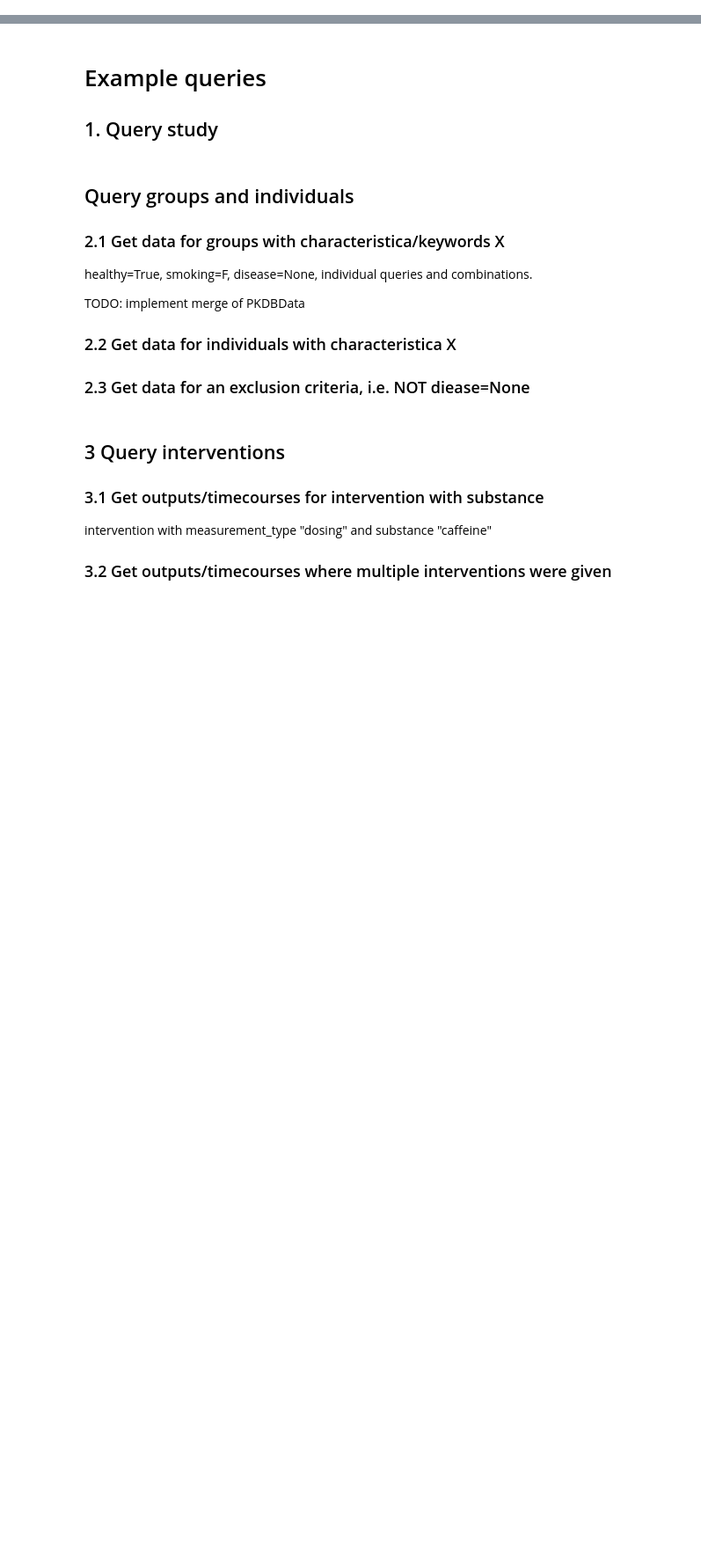
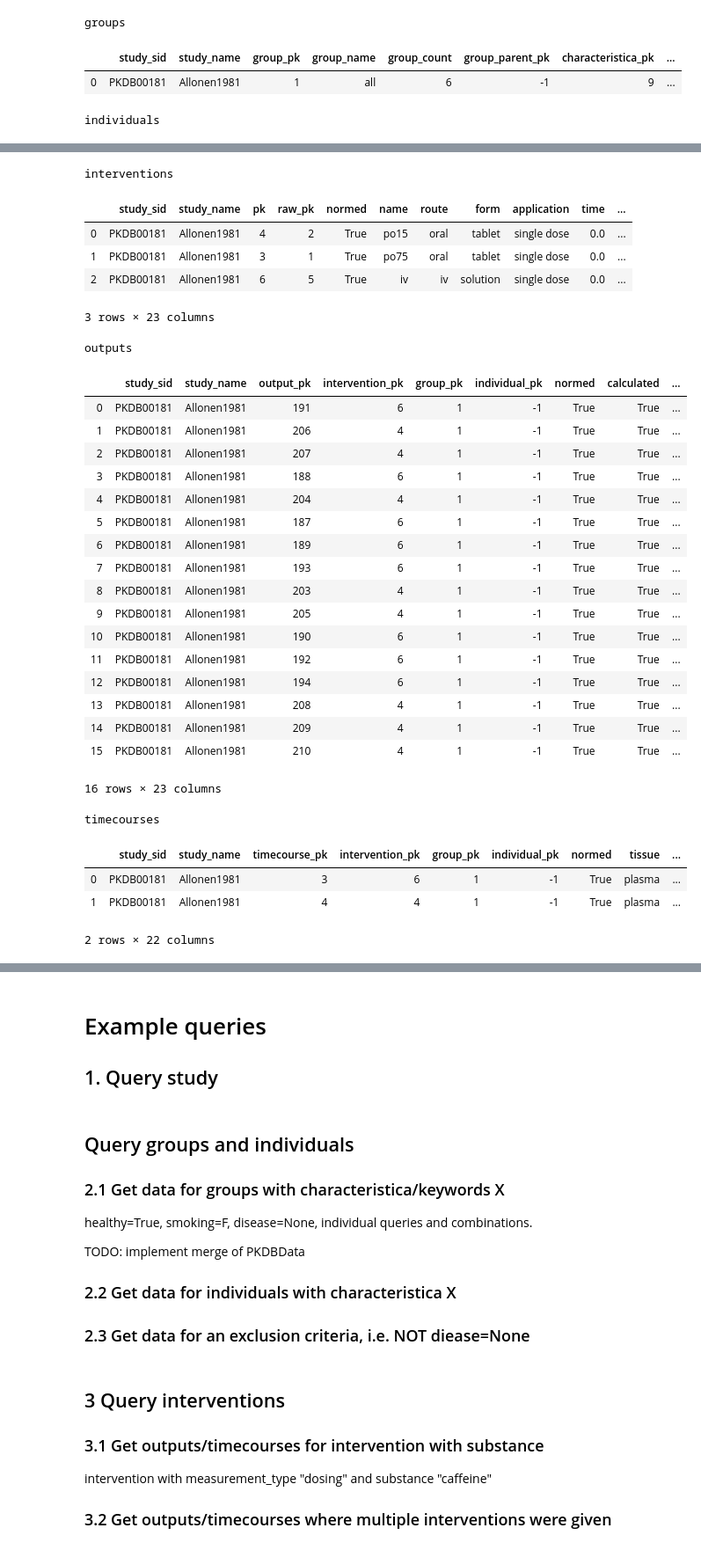
Before and after one commit to matthiaskoenig/pkdb_analysis, a Jupyter notebook: notebooks/data_examples.ipynb, the cells around one changed output, grey strips where cells are left out. Shown at 88% size. Cells and saved outputs as stored; diff of their text form; code cells hidden in the pictures; blank space fills up the shorter version.

```diff
--- a/notebooks/data_examples.ipynb
+++ b/notebooks/data_examples.ipynb
@@ -28,20 +10,44 @@ map directly to c-types [inferred_type->mixed,key->block1_values] [items->['stud
 # %%
 # data with filters
+general_filter = {"study_name": "Allonen1981"}
+
 filters = {
+
+    "groups":{
+        **general_filter,
+        "measurement_type":"smoking",
+        "choice":"Y",
+
+    },
+    "individuals":{
+         **general_filter,
+    },
     "interventions": {
-        "study_name": "Allonen1981",
+       **general_filter,
         "normed":"true"
+    },
+    "outputs": {
+         **general_filter,
+        "calculated":"true",
+        "normed":"true"
+
+    },
+    "timecourses": {
+         **general_filter,
+        "normed":"true"
+
     }
 }
 data = pka.PKDBData.from_db(filters)
 
+print("groups")
+display(data.groups)
+print("individuals")
+display(data.individuals)
 print("interventions")
 display(data.interventions)
-print("individuals")
-display(data.individuals)
-print("groups")
-display(data.groups)
 print("outputs")
 display(data.outputs)
 print("timecourses")
 display(data.timecourses)
+# %% [output]
@@ -47,0 +66,4 @@ display(data.timecourses)
+groups
+|  | study_sid | study_name | group_pk | group_name | group_count | group_parent_pk | characteristica_pk | ... |
+| 0 | PKDB00181 | Allonen1981 | 1 | all | 6 | -1 | 9 | ... |
+individuals
@@ -47,0 +87,30 @@ display(data.timecourses)
+interventions
+|  | study_sid | study_name | pk | raw_pk | normed | name | route | form | application | time | ... |
+| 0 | PKDB00181 | Allonen1981 | 4 | 2 | True | po15 | oral | tablet | single dose | 0.0 | ... |
+| 1 | PKDB00181 | Allonen1981 | 3 | 1 | True | po75 | oral | tablet | single dose | 0.0 | ... |
+| 2 | PKDB00181 | Allonen1981 | 6 | 5 | True | iv | iv | solution | single dose | 0.0 | ... |
+3 rows × 23 columns
+outputs
+|  | study_sid | study_name | output_pk | intervention_pk | group_pk | individual_pk | normed | calculated | ... |
+| 0 | PKDB00181 | Allonen1981 | 191 | 6 | 1 | -1 | True | True | ... |
+| 1 | PKDB00181 | Allonen1981 | 206 | 4 | 1 | -1 | True | True | ... |
+| 2 | PKDB00181 | Allonen1981 | 207 | 4 | 1 | -1 | True | True | ... |
+| 3 | PKDB00181 | Allonen1981 | 188 | 6 | 1 | -1 | True | True | ... |
+| 4 | PKDB00181 | Allonen1981 | 204 | 4 | 1 | -1 | True | True | ... |
+| 5 | PKDB00181 | Allonen1981 | 187 | 6 | 1 | -1 | True | True | ... |
+| 6 | PKDB00181 | Allonen1981 | 189 | 6 | 1 | -1 | True | True | ... |
+| 7 | PKDB00181 | Allonen1981 | 193 | 6 | 1 | -1 | True | True | ... |
+| 8 | PKDB00181 | Allonen1981 | 203 | 4 | 1 | -1 | True | True | ... |
+| 9 | PKDB00181 | Allonen1981 | 205 | 4 | 1 | -1 | True | True | ... |
+| 10 | PKDB00181 | Allonen1981 | 190 | 6 | 1 | -1 | True | True | ... |
+| 11 | PKDB00181 | Allonen1981 | 192 | 6 | 1 | -1 | True | True | ... |
+| 12 | PKDB00181 | Allonen1981 | 194 | 6 | 1 | -1 | True | True | ... |
+| 13 | PKDB00181 | Allonen1981 | 208 | 4 | 1 | -1 | True | True | ... |
+| 14 | PKDB00181 | Allonen1981 | 209 | 4 | 1 | -1 | True | True | ... |
+| 15 | PKDB00181 | Allonen1981 | 210 | 4 | 1 | -1 | True | True | ... |
+16 rows × 23 columns
+timecourses
+|  | study_sid | study_name | timecourse_pk | intervention_pk | group_pk | individual_pk | normed | tissue | ... |
+| 0 | PKDB00181 | Allonen1981 | 3 | 6 | 1 | -1 | True | plasma | ... |
+| 1 | PKDB00181 | Allonen1981 | 4 | 4 | 1 | -1 | True | plasma | ... |
+2 rows × 22 columns
```
Also changed, not shown: parts of 3 cells of this notebook, 1 other file.
